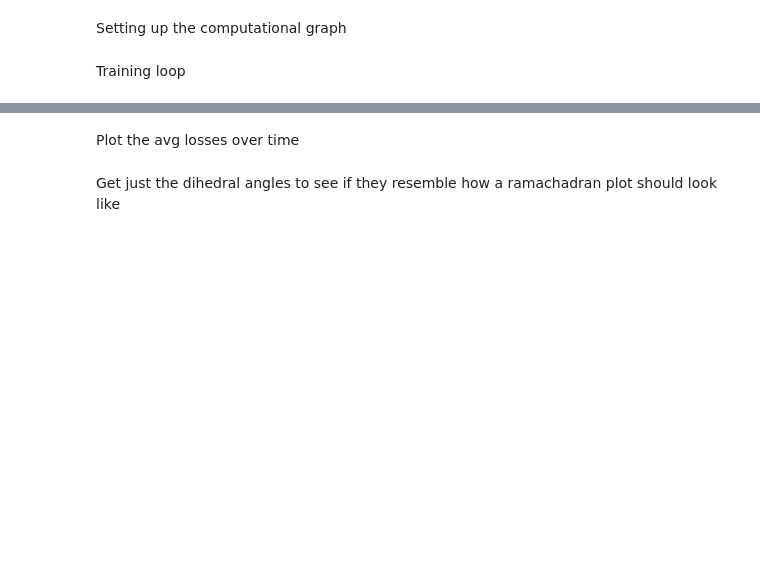
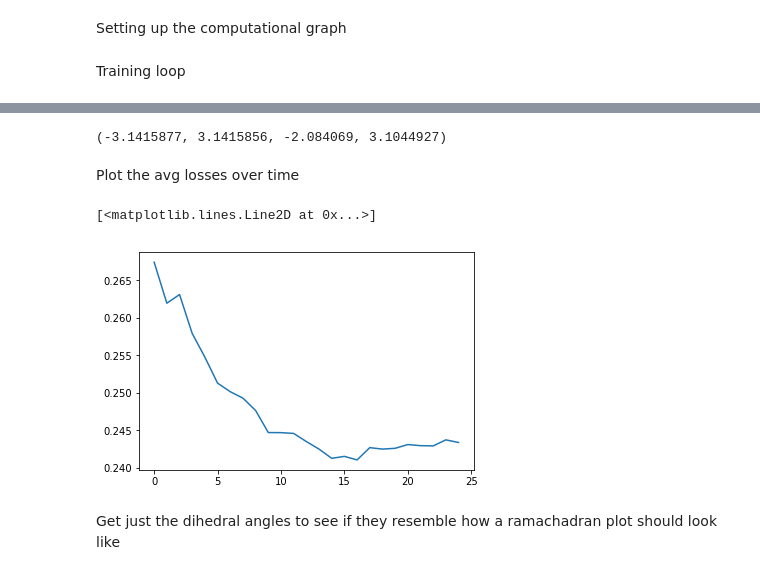
Before and after one commit to m3h0w/protein-dihedral-angles-prediction, a Jupyter notebook: Train using tensorflow input.ipynb, the cells around one changed output, grey strips where cells are left out. Saved outputs shown, nothing was run; the diff lists cells and outputs as text; code cells hidden in the pictures; blank space fills up the shorter version.

Commit message:
Add different ways of calculating angles

```diff
--- a/Train using tensorflow input.ipynb
+++ b/Train using tensorflow input.ipynb
@@ -168,7 +169,7 @@ def get_num_records(tf_record_file):
 Define and load training paths. Count the number of training samples.
 # %%
 # choose paths from which to get training data
-percentages = [30, 50, 70, 90, 95, 100]
+percentages = [30, 50, 70, 90]
 main_path = "C:\\Users\\Michal\\Desktop\\ITU NLP\\casp7\\training\\"
 paths = [main_path + str(perc) + '\\*' for perc in percentages]
 print(paths)
@@ -266,7 +332,6 @@ This is the main training loop.
 The coord calls and try, exceptm, finally instructions are due to the way Queues operate.
 They use a coordinator and queue_runners to load the data asynchronously to the actual computations.
 """
-
 with tf.Session() as sess:
     # important to call both of these, because
     # otherwise can't specify num_epochs in string_input_producer
@@ -280,26 +345,40 @@ with tf.Session() as sess:
         # we can't access information from the queue
         # to know when an epoch ends, so we define our
         # own step counter and calculate an average loss every n steps
-        step = 0
+        step = 1
 
         losses = []
+        angle_losses = []
         avg_losses = []
+        avg_angle_losses=[]
 
-        feed_learning_rate = init_learning_rate
         while not coord.should_stop():
+#             (_, dihedral_angles_, labels_, pred_,
+#              pred_angles_, loss_, angle_loss_) = sess.run([optimizer, dihedral_angles, labels, pred,
+#                                                            pred_angles, loss, angle_loss],
+#                                                                feed_dict={learning_rate: 0.01})
+            (_, dihedral_angles_, labels_,
+             pred_angles_, angle_loss_,
+            batch_size_) = sess.run([optimizer, dihedral_angles, labels,
+                                     pred_angles, angle_loss,
+                                     batch_size],
+                                                               feed_dict={learning_rate: 0.001})
 
-            dihedral_angles_, labels_, pred_, loss_ = sess.run([dihedral_angles, labels, pred, loss],
-                                                               feed_dict={learning_rate: feed_learning_rate})
-
-            losses.append(loss_)
-            if step % 50 == 0:
-                avg_loss =  np.mean(losses)
+#             losses.append(loss_)
+            angle_losses.append(angle_loss_)
+            if step % 20 == 0:
+#                 avg_loss =  np.mean(losses)
+                avg_angle_loss = np.mean(angle_losses)
                 avg_losses.append(avg_loss)
-                print("Avg loss:", avg_loss)
+                avg_angle_losses.append(avg_angle_loss)
+#                 print("Avg loss:", avg_loss)
+                print("Avg angle loss:", avg_angle_loss)
+                print("Angle loss:", angle_loss_)
+                print("Std:", np.std())
 
                 losses = []
 
-            if step * batch_size > training_samples:
+            if step * batch_size_ > training_samples:
                 print("EPOCH")
                 step = 0
 
@@ -336,2 +416,6 @@ EPOCH
+# %%
+np.min(dihedral_angles_), np.max(dihedral_angles_), np.min(pred_angles_), np.max(pred_angles_)
+# %% [output]
+(-3.1415877, 3.1415856, -2.084069, 3.1044927)
 # %% [markdown]
 Plot the avg losses over time
@@ -340,3 +422,9 @@ plt.plot(avg_losses)
+# %%
+# plt.plot(avg_losses)
+plt.plot(avg_angle_losses)
+# %% [output]
+[<matplotlib.lines.Line2D at 0x...>]
+[figure, added]
 # %% [markdown]
 Get just the dihedral angles to see if they resemble how a ramachadran plot should look like
 # %%
```
Also changed, not shown: parts of 10 cells of this notebook.
